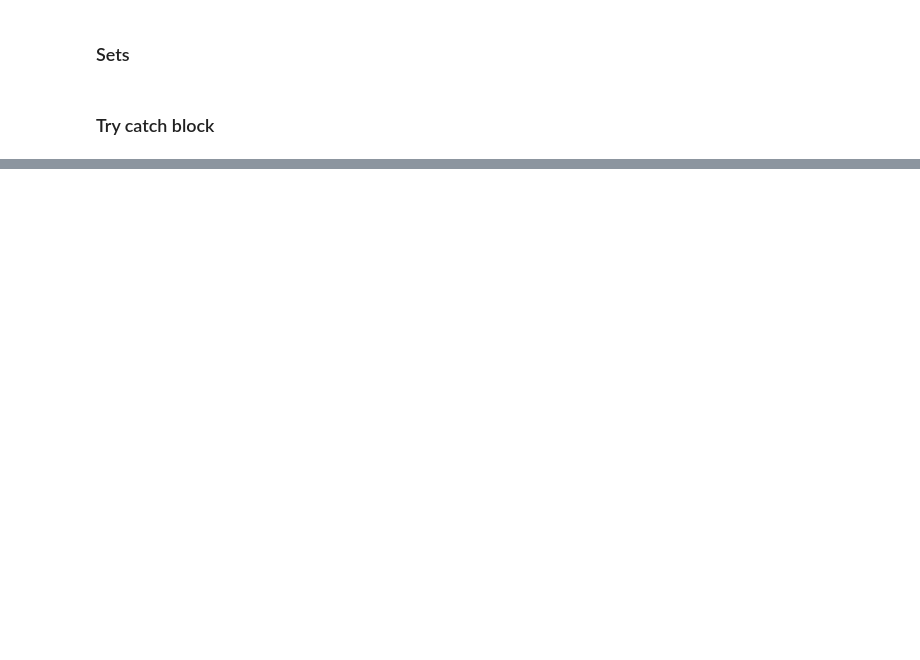
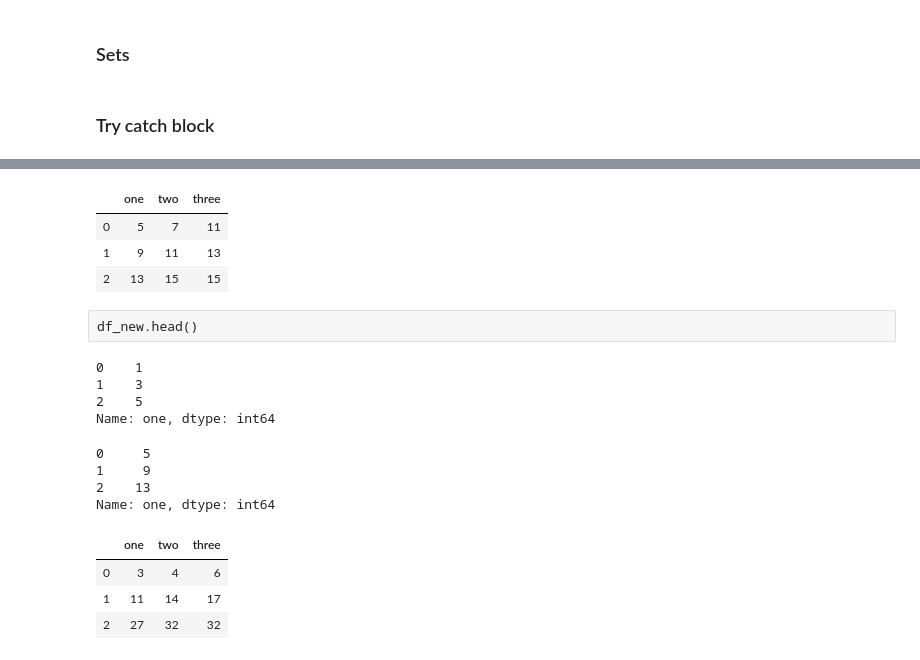
Before and after one commit to snakeyes95/Python-Notebooks, a Jupyter notebook: Python_Fundamentals.ipynb, the cells around one changed output, grey strips where cells are left out. Saved outputs shown, nothing was run; the diff lists cells and outputs as text; code cells hidden in the pictures; blank space fills up the shorter version.

```diff
--- a/Python_Fundamentals.ipynb
+++ b/Python_Fundamentals.ipynb
@@ -1142,5 +1157,10 @@ df.head()
 # %%
-df_new=df.apply(star,axis=0,args=[2,3])
+df.apply(star,axis=0,args=[2,3])
+# %% [output]
+|  | one | two | three |
+| 0 | 5 | 7 | 11 |
+| 1 | 9 | 11 | 13 |
+| 2 | 13 | 15 | 15 |
 # %%
 def star(x,m,c):
     return x*m+c
@@ -1149,3 +1167,26 @@ res
+# %% [raw]
+df_new.head()
+# %%
+df.loc[:,'one']
+# %% [output]
+0    1
+1    3
+2    5
+Name: one, dtype: int64
+# %%
+df.loc[:,'one'].apply(star,args=[2,3])
+# %% [output]
+0     5
+1     9
+2    13
+Name: one, dtype: int64
+# %%
+df.apply(star,axis=0,args=[df['one'],2])
+# %% [output]
+|  | one | two | three |
+| 0 | 3 | 4 | 6 |
+| 1 | 11 | 14 | 17 |
+| 2 | 27 | 32 | 32 |
 # %%
 import numpy as np
 import pandas as pd
```
Also changed, not shown: parts of 66 cells of this notebook.
